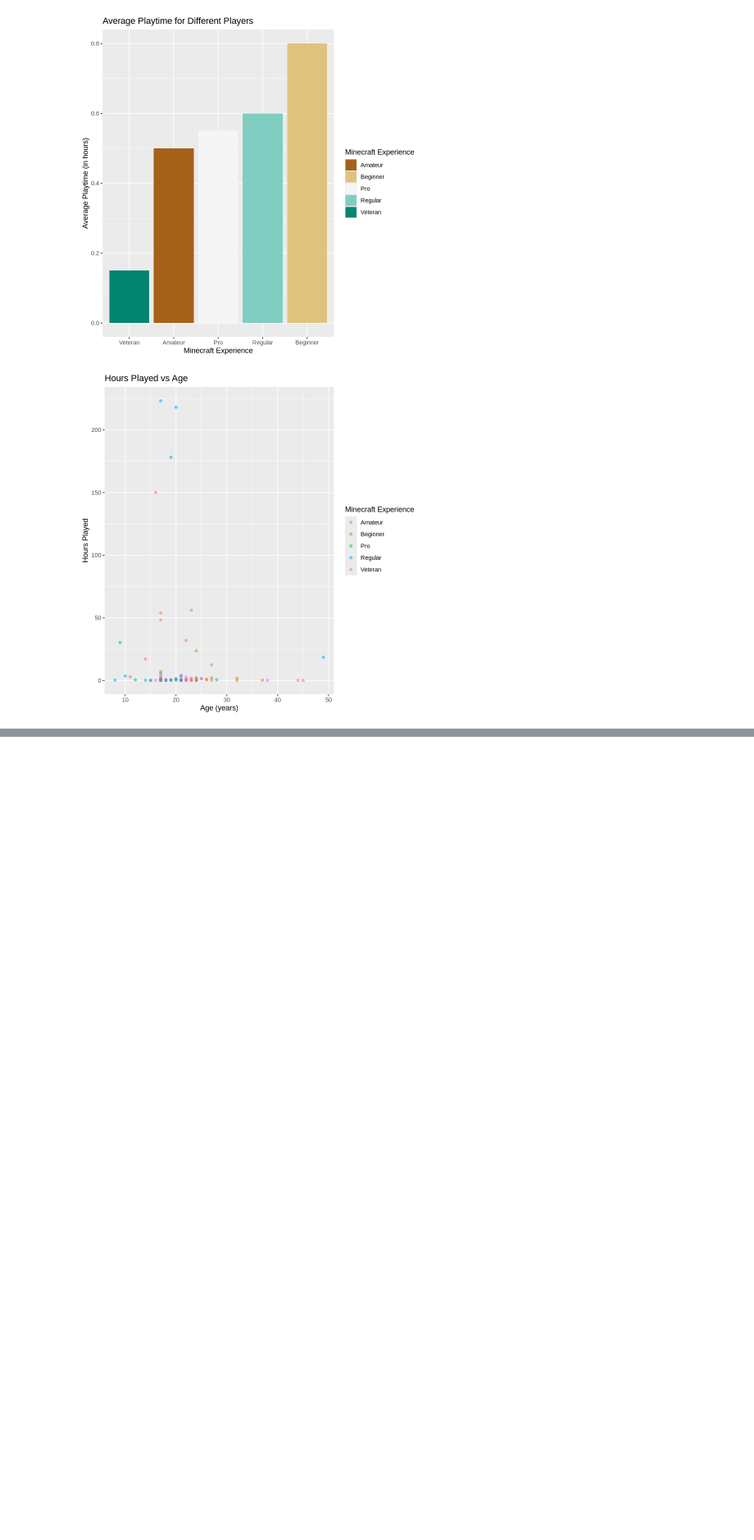
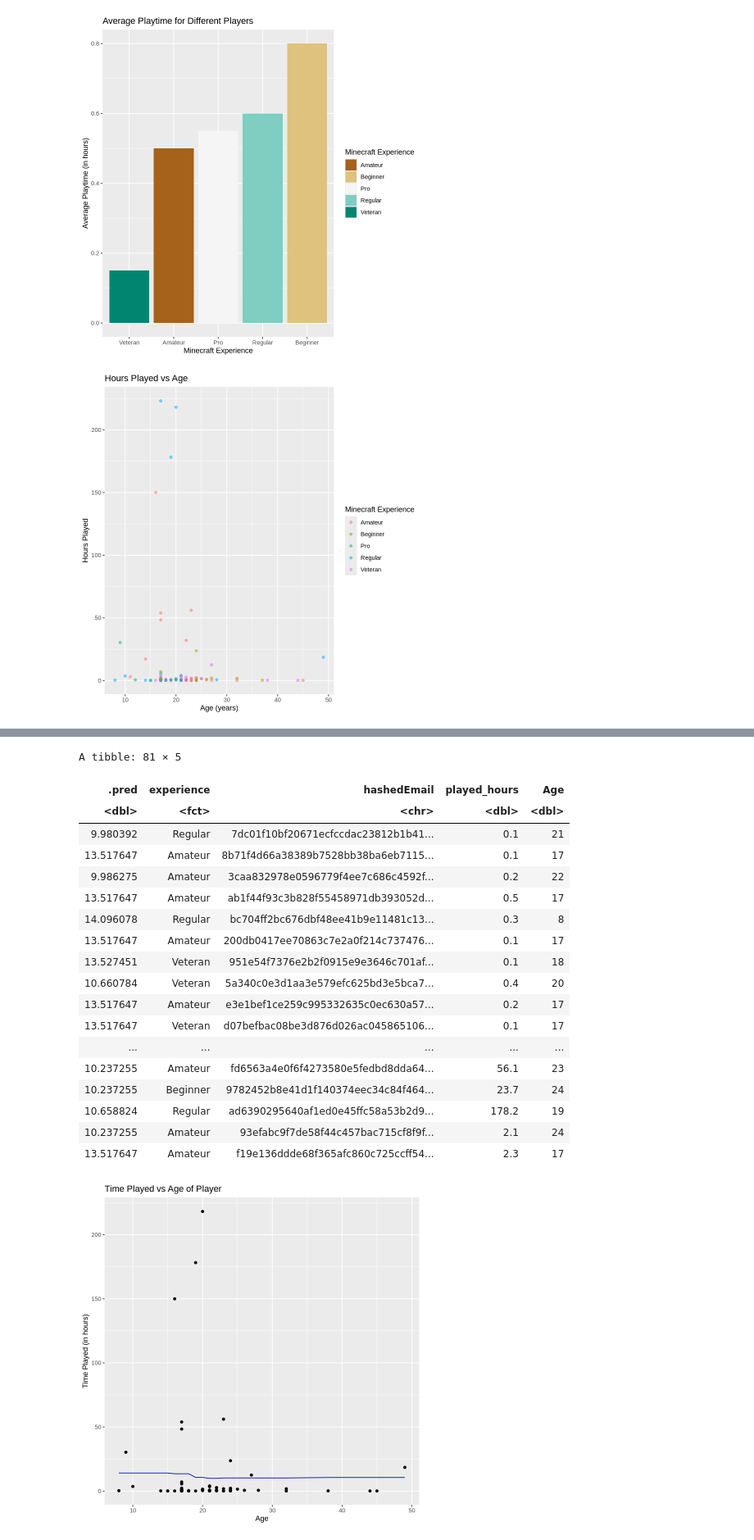
Before and after one commit to mastermagicka/dsci-100-minecraft-project, a Jupyter notebook: Minecraft.ipynb, the cells around one changed output, grey strips where cells are left out. Shown at 82% size. Cells and saved outputs as stored; diff of their text form; code cells hidden in the pictures; blank space fills up the shorter version.

Commit message:
Added regression
Implemented regression and how many K's

```diff
--- a/Minecraft.ipynb
+++ b/Minecraft.ipynb
@@ -147,0 +205,6 @@ age_experience_plot
+# %%
+gridvals <- tibble(neighbors = seq(from = 1, to = 51, by = 10))
+players_results<- players_workflow|>
+                    tune_grid(resamples = players_vfold, grid = gridvals)|>
+                   collect_metrics()
+players_results
@@ -147,0 +227,5 @@ age_experience_plot
+# %%
+players_min <- players_results |>
+   filter(.metric == "rmse") |>
+   slice_min(mean, n = 1)
+players_min
@@ -147,0 +237,18 @@ age_experience_plot
+# %%
+k_min <- players_min |>
+         pull(neighbors)
+
+players_best_spec <- nearest_neighbor(weight_func = "rectangular", neighbors = k_min) |>
+         set_engine("kknn") |>
+         set_mode("regression")
+
+players_best_fit <- workflow() |>
+         add_recipe(players_recipe) |>
+         add_model(players_best_spec) |>
+         fit(data = players_training)
+
+players_summary <- players_best_fit |>
+          predict(players_testing) |>
+          bind_cols(players_testing) |>
+          metrics(truth = played_hours, estimate = .pred)
+players_summary
@@ -147,0 +262,36 @@ age_experience_plot
+# %%
+options(repr.plot.width = 7, repr.plot.height = 7)
+
+# your code here
+players_preds<- players_best_fit|>
+    predict(players_training)|>
+    bind_cols(players_training)
+players_preds
+
+    players_plot<- ggplot(players_preds, aes(x = Age, y = played_hours))+
+        geom_point()+
+        geom_line(data = players_preds, mapping = aes(x = Age, y = .pred), color = "blue")+
+        labs(x = "Age", y = "Time Played (in hours)")+
+        ggtitle("Time Played vs Age of Player")
+players_plot
+# %% [output]
+A tibble: 81 × 5
+| .pred | experience | hashedEmail | played_hours | Age |
+| <dbl> | <fct> | <chr> | <dbl> | <dbl> |
+| 9.980392 | Regular | 7dc01f10bf20671ecfccdac23812b1b41... | 0.1 | 21 |
+| 13.517647 | Amateur | 8b71f4d66a38389b7528bb38ba6eb7115... | 0.1 | 17 |
+| 9.986275 | Amateur | 3caa832978e0596779f4ee7c686c4592f... | 0.2 | 22 |
+| 13.517647 | Amateur | ab1f44f93c3b828f55458971db393052d... | 0.5 | 17 |
+| 14.096078 | Regular | bc704ff2bc676dbf48ee41b9e11481c13... | 0.3 | 8 |
+| 13.517647 | Amateur | 200db0417ee70863c7e2a0f214c737476... | 0.1 | 17 |
+| 13.527451 | Veteran | 951e54f7376e2b2f0915e9e3646c701af... | 0.1 | 18 |
+| 10.660784 | Veteran | 5a340c0e3d1aa3e579efc625bd3e5bca7... | 0.4 | 20 |
+| 13.517647 | Amateur | e3e1bef1ce259c995332635c0ec630a57... | 0.2 | 17 |
+| 13.517647 | Veteran | d07befbac08be3d876d026ac045865106... | 0.1 | 17 |
+| ... | ... | ... | ... | ... |
+| 10.237255 | Amateur | fd6563a4e0f6f4273580e5fedbd8dda64... | 56.1 | 23 |
+| 10.237255 | Beginner | 9782452b8e41d1f140374eec34c84f464... | 23.7 | 24 |
+| 10.658824 | Regular | ad6390295640af1ed0e45ffc58a53b2d9... | 178.2 | 19 |
+| 10.237255 | Amateur | 93efabc9f7de58f44c457bac715cf8f9f... | 2.1 | 24 |
+| 13.517647 | Amateur | f19e136ddde68f365afc860c725ccff54... | 2.3 | 17 |
+[figure, added]
```
Also changed, not shown: parts of 8 cells of this notebook.
